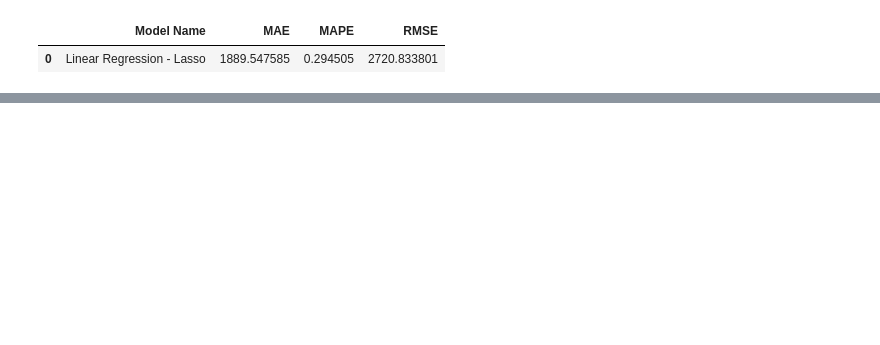
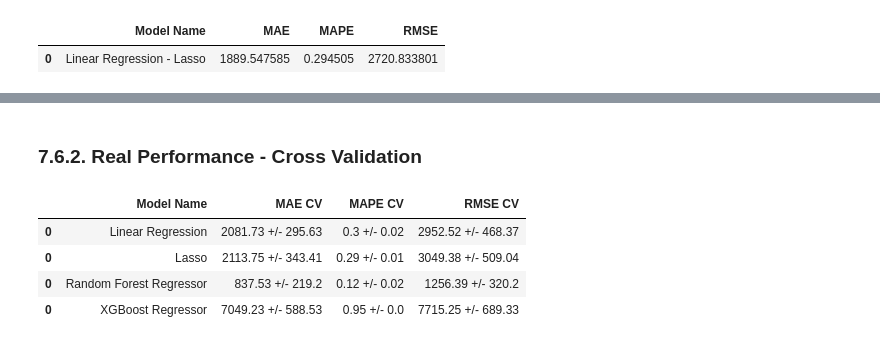
Before and after one commit to daniazevedo7/DataScience_Em_Producao, a Jupyter notebook: proj_m07_v01_store_sales_prediction.ipynb, the cells around one changed output, grey strips where cells are left out. Saved outputs shown, nothing was run; the diff lists cells and outputs as text; code cells hidden in the pictures; blank space fills up the shorter version.

```diff
--- a/proj_m07_v01_store_sales_prediction.ipynb
+++ b/proj_m07_v01_store_sales_prediction.ipynb
@@ -992,0 +1042,4 @@ lr_result
+# %%
+lr = LinearRegression().fit(x_train, y_train)
+lr_result_cv = cross_validation(x_training, 5, 'Linear Regression', lr, verbose=False)
+lr_result_cv
@@ -1007,0 +1066,4 @@ lrr_result
+# %%
+lrr = Lasso(alpha=0.01).fit(x_train, y_train)
+lrr_result_cv = cross_validation(x_training, 5, 'Lasso', lrr, verbose=False)
+lrr_result_cv
@@ -1007,0 +1090,4 @@ lrr_result
+# %%
+rf = RandomForestRegressor(n_estimators=100, n_jobs=-1, random_state=42).fit(x_train, y_train)
+rf_result_cv = cross_validation(x_training, 5, 'Random Forest Regressor', rf, verbose=True)
+rf_result_cv
@@ -1007,0 +1128,9 @@ lrr_result
+# %%
+ model_xgb = xgb.XGBRegressor(objective='reg:squarederror',
+                             n_estimators=100,
+                             eta=0.01,
+                             max_depth=10,
+                             subsample=0.7,
+                             colsample_bytree=0.9).fit(x_train, y_train)
+xgb_result_cv = cross_validation(x_training, 5, 'XGBoost Regressor', model_xgb, verbose=True)
+xgb_result_cv
@@ -1007,0 +1163,11 @@ lrr_result
+# %% [markdown]
+### 7.6.2. Real Performance - Cross Validation
+# %%
+modelling_result_cv = pd.concat([lr_result_cv, lrr_result_cv, rf_result_cv, xgb_result_cv])
+modelling_result_cv
+# %% [output]
+|  | Model Name | MAE CV | MAPE CV | RMSE CV |
+| 0 | Linear Regression | 2081.73 +/- 295.63 | 0.3 +/- 0.02 | 2952.52 +/- 468.37 |
+| 0 | Lasso | 2113.75 +/- 343.41 | 0.29 +/- 0.01 | 3049.38 +/- 509.04 |
+| 0 | Random Forest Regressor | 837.53 +/- 219.2 | 0.12 +/- 0.02 | 1256.39 +/- 320.2 |
+| 0 | XGBoost Regressor | 7049.23 +/- 588.53 | 0.95 +/- 0.0 | 7715.25 +/- 689.33 |
```
Also changed, not shown: parts of 24 cells of this notebook.
